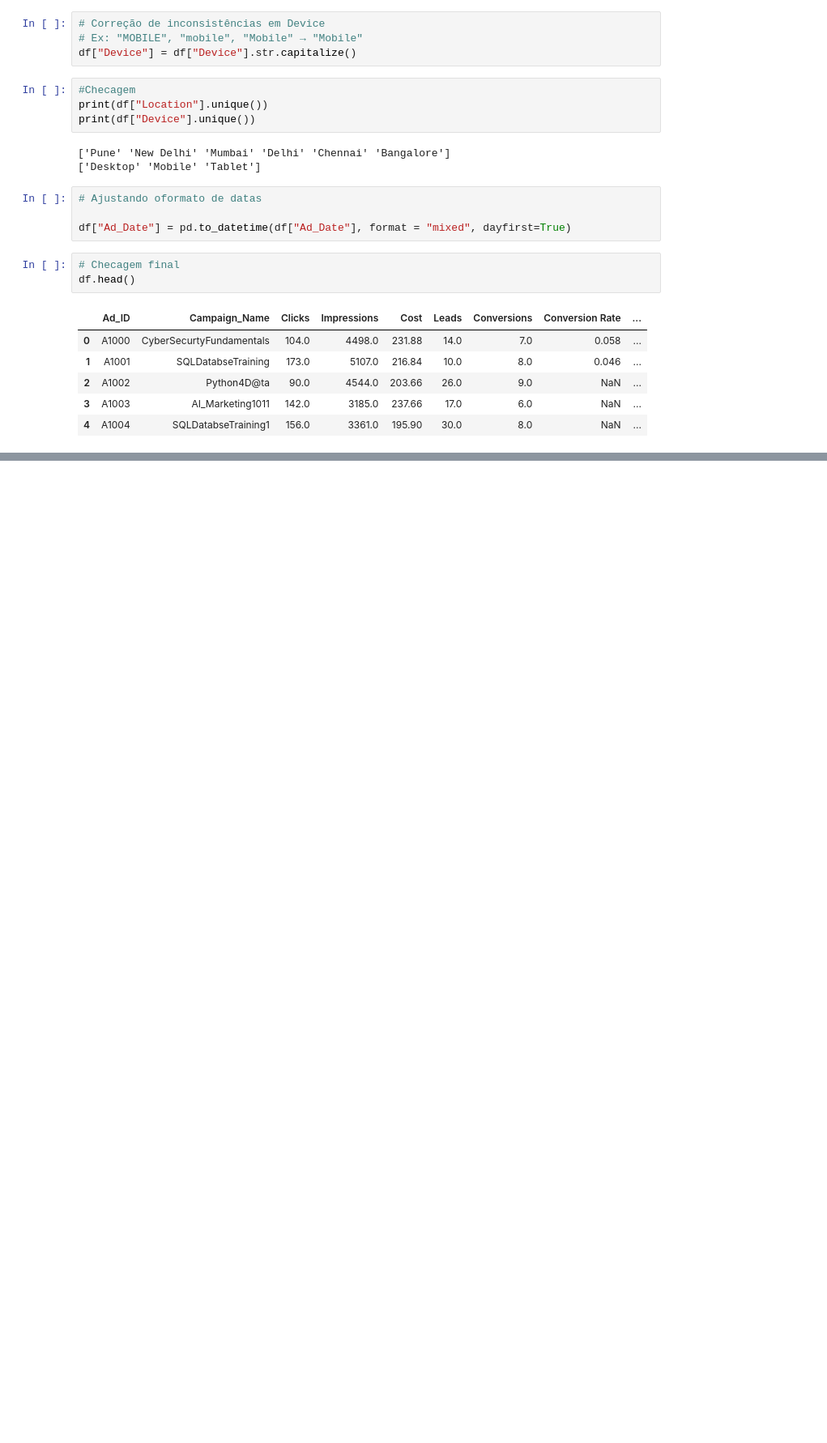
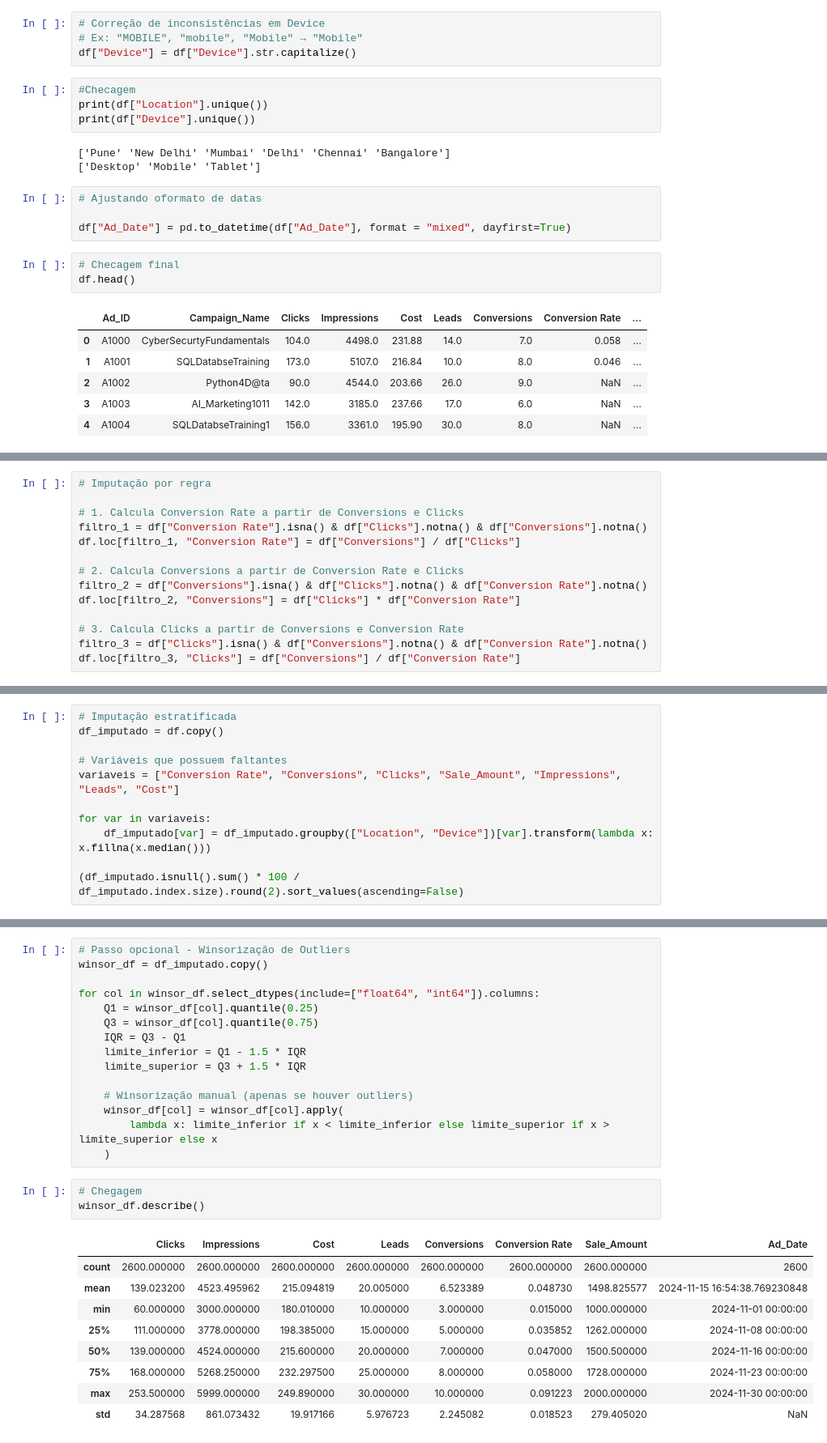
Before and after one commit to agnaldo-gonzaga/Data-Science-Learning, a Jupyter notebook: 02-Python/Notebooks/Limpeza_de_dados.ipynb, the cells around one changed output, grey strips where cells are left out. Shown at 81% size. Cells and saved outputs as stored; diff of their text form; blank space fills up the shorter version.

Commit message:
Praticando Python |limpeza concluída — missing values, outliers e winsorização

```diff
--- a/02-Python/Notebooks/Limpeza_de_dados.ipynb
+++ b/02-Python/Notebooks/Limpeza_de_dados.ipynb
@@ -150,0 +190,14 @@ df.head()
+# %%
+# Imputação por regra
+
+# 1. Calcula Conversion Rate a partir de Conversions e Clicks
+filtro_1 = df["Conversion Rate"].isna() & df["Clicks"].notna() & df["Conversions"].notna()
+df.loc[filtro_1, "Conversion Rate"] = df["Conversions"] / df["Clicks"]
+
+# 2. Calcula Conversions a partir de Conversion Rate e Clicks
+filtro_2 = df["Conversions"].isna() & df["Clicks"].notna() & df["Conversion Rate"].notna()
+df.loc[filtro_2, "Conversions"] = df["Clicks"] * df["Conversion Rate"]
+
+# 3. Calcula Clicks a partir de Conversions e Conversion Rate
+filtro_3 = df["Clicks"].isna() & df["Conversions"].notna() & df["Conversion Rate"].notna()
+df.loc[filtro_3, "Clicks"] = df["Conversions"] / df["Conversion Rate"]
@@ -150,0 +222,11 @@ df.head()
+# %%
+# Imputação estratificada
+df_imputado = df.copy()
+
+# Variáveis que possuem faltantes
+variaveis = ["Conversion Rate", "Conversions", "Clicks", "Sale_Amount", "Impressions", "Leads", "Cost"]
+
+for var in variaveis:
+    df_imputado[var] = df_imputado.groupby(["Location", "Device"])[var].transform(lambda x: x.fillna(x.median()))
+
+(df_imputado.isnull().sum() * 100 / df_imputado.index.size).round(2).sort_values(ascending=False)
@@ -150,0 +291,28 @@ df.head()
+# %%
+# Passo opcional - Winsorização de Outliers
+winsor_df = df_imputado.copy()
+
+for col in winsor_df.select_dtypes(include=["float64", "int64"]).columns:
+    Q1 = winsor_df[col].quantile(0.25)
+    Q3 = winsor_df[col].quantile(0.75)
+    IQR = Q3 - Q1
+    limite_inferior = Q1 - 1.5 * IQR
+    limite_superior = Q3 + 1.5 * IQR
+
+    # Winsorização manual (apenas se houver outliers)
+    winsor_df[col] = winsor_df[col].apply(
+        lambda x: limite_inferior if x < limite_inferior else limite_superior if x > limite_superior else x
+    )
+# %%
+# Chegagem
+winsor_df.describe()
+# %% [output]
+|  | Clicks | Impressions | Cost | Leads | Conversions | Conversion Rate | Sale_Amount | Ad_Date |
+| count | 2600.000000 | 2600.000000 | 2600.000000 | 2600.000000 | 2600.000000 | 2600.000000 | 2600.000000 | 2600 |
+| mean | 139.023200 | 4523.495962 | 215.094819 | 20.005000 | 6.523389 | 0.048730 | 1498.825577 | 2024-11-15 16:54:38.769230848 |
+| min | 60.000000 | 3000.000000 | 180.010000 | 10.000000 | 3.000000 | 0.015000 | 1000.000000 | 2024-11-01 00:00:00 |
+| 25% | 111.000000 | 3778.000000 | 198.385000 | 15.000000 | 5.000000 | 0.035852 | 1262.000000 | 2024-11-08 00:00:00 |
+| 50% | 139.000000 | 4524.000000 | 215.600000 | 20.000000 | 7.000000 | 0.047000 | 1500.500000 | 2024-11-16 00:00:00 |
+| 75% | 168.000000 | 5268.250000 | 232.297500 | 25.000000 | 8.000000 | 0.058000 | 1728.000000 | 2024-11-23 00:00:00 |
+| max | 253.500000 | 5999.000000 | 249.890000 | 30.000000 | 10.000000 | 0.091223 | 2000.000000 | 2024-11-30 00:00:00 |
+| std | 34.287568 | 861.073432 | 19.917166 | 5.976723 | 2.245082 | 0.018523 | 279.405020 | NaN |
```
Also changed, not shown: parts of 10 cells of this notebook, 1 other file.
